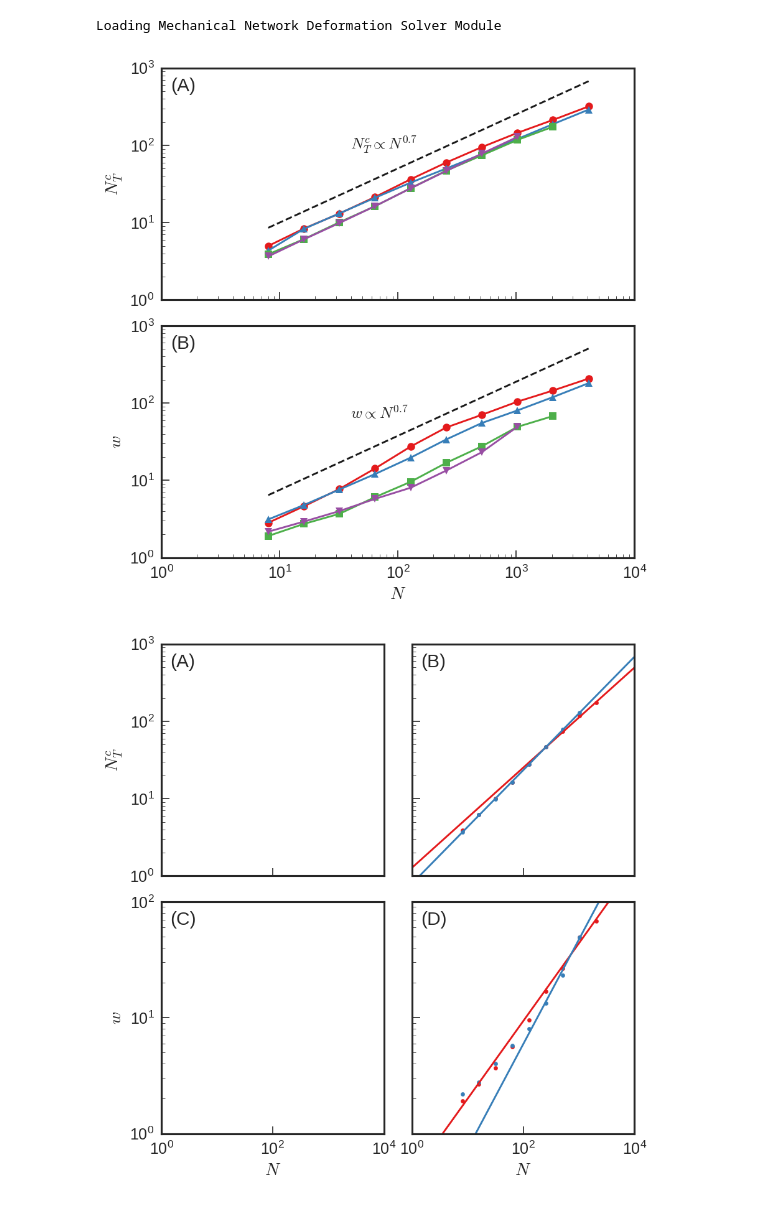
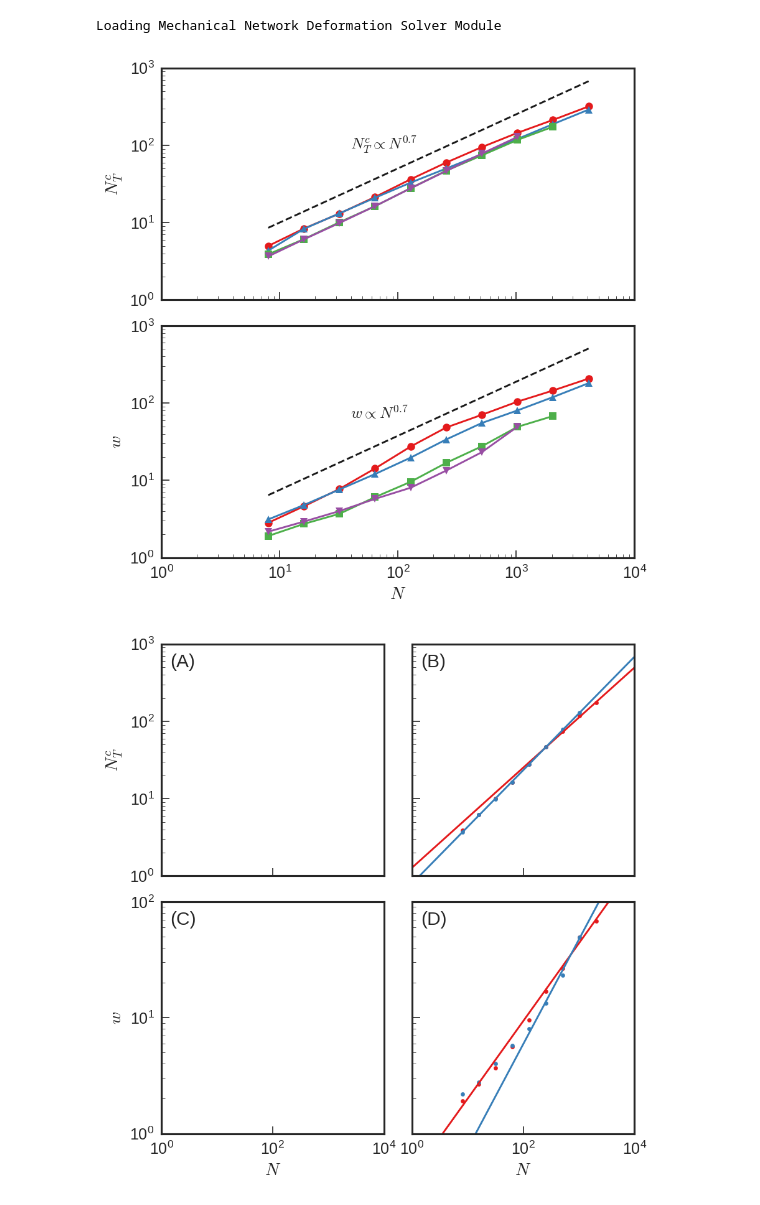
Before and after one commit to jrocks/lib_network_tuning, a Jupyter notebook: notebooks/paper_figs/power_figs.ipynb, the cells around one changed output. Saved outputs shown, nothing was run; the diff lists cells and outputs as text; code cells hidden in the pictures.

```diff
--- a/notebooks/paper_figs/power_figs.ipynb
+++ b/notebooks/paper_figs/power_figs.ipynb
@@ -360,37 +360,37 @@ ax2.set_xscale('log')
 ax2.set_yscale('log')
 ax2.set_xlim(1e0, 1e4)
 ax2.set_ylim(1e0, 1e3)
 
 ax2.set_ylabel(r'$w$')
 ax2.set_xlabel(r'$N$')
 
-ax1.text(0.02, 0.9, '(A)', transform=ax1.transAxes)
-ax2.text(0.02, 0.9, '(B)', transform=ax2.transAxes)
+# ax1.text(0.02, 0.9, '(A)', transform=ax1.transAxes)
+# ax2.text(0.02, 0.9, '(B)', transform=ax2.transAxes)
 
 # ax1.legend(loc='upper left', ncol=1, prop={'size':10})
 
 x = 10**np.linspace(np.log10(8), np.log10(4096), 1000)
 
 def pow_law(x, A, B):
     return A*x**B
 
 # ax1.plot(x, pow_law(x, 6e-1, 0.7), 'k--', label=r"$N_T^c \propto N^{0.7}$")
 # ax1.text(0.5, 0.3, r'$N_T^c \propto N^{0.7}$', transform=ax1.transAxes, fontsize=12)
 
 
 ax1.plot(x, pow_law(x, 2.0, 0.7), 'k--', label=r"$N_T^c \propto N^{0.7}$")
 ax1.text(0.4, 0.65, r'$N_T^c \propto N^{0.7}$', transform=ax1.transAxes, fontsize=12)
 
 ax2.plot(x, pow_law(x, 1.5, 0.7), 'k--', label=r"$w \propto N^{0.7}$")
 ax2.text(0.4, 0.6, r'$w \propto N^{0.7}$', transform=ax2.transAxes, fontsize=12)
 
 fig.tight_layout(pad=0.5)
 
-plt.savefig("figure3.pdf")
+# plt.savefig("figure3.pdf")
 
 plt.show()
 # %% [output]
-[figure, old version]
+[figure, new version]
 # %%
 mpl.rcParams['figure.dpi'] = 150
 mpl.rcParams['mathtext.fontset'] = 'cm'
```
Also changed, not shown: 13 other files.
